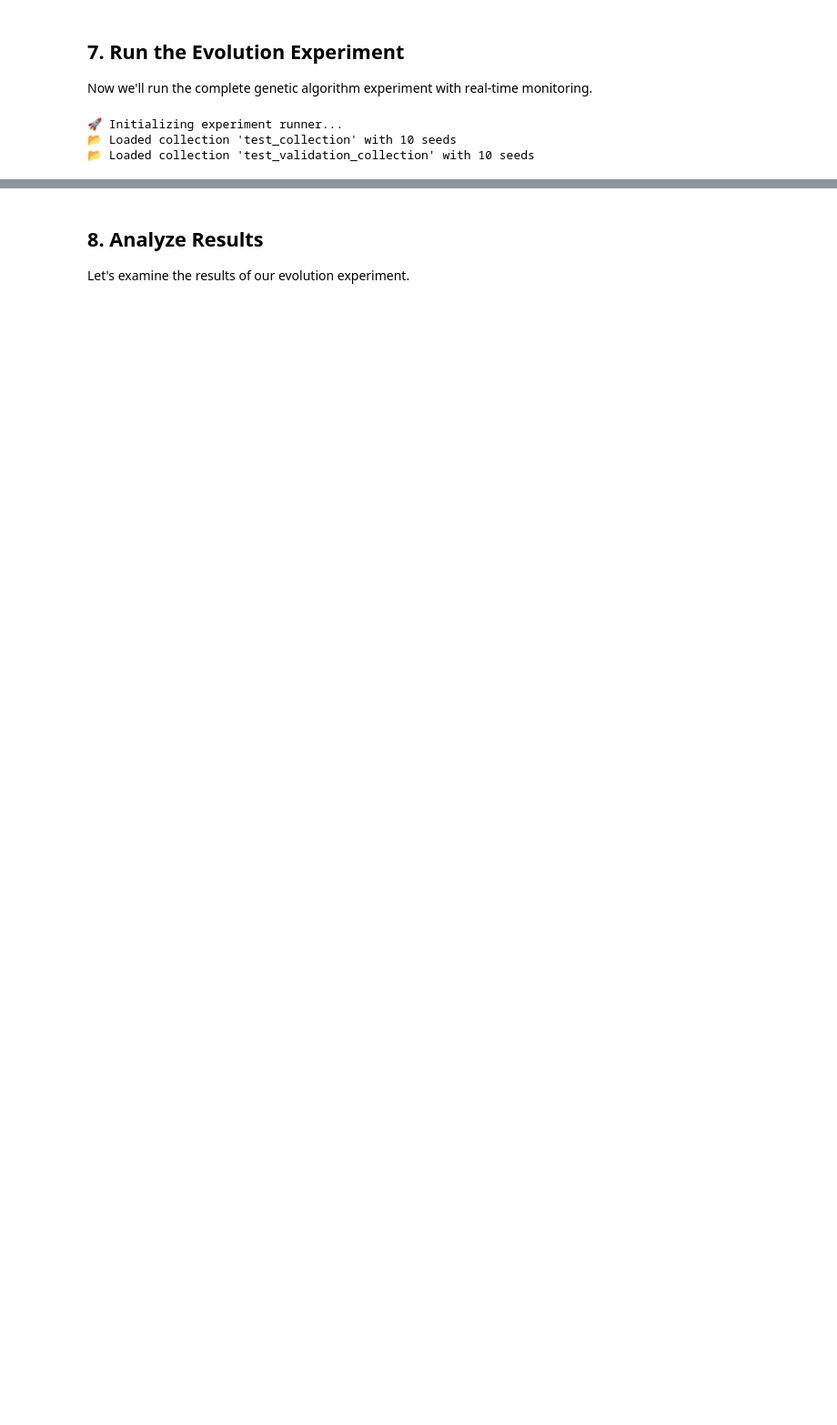
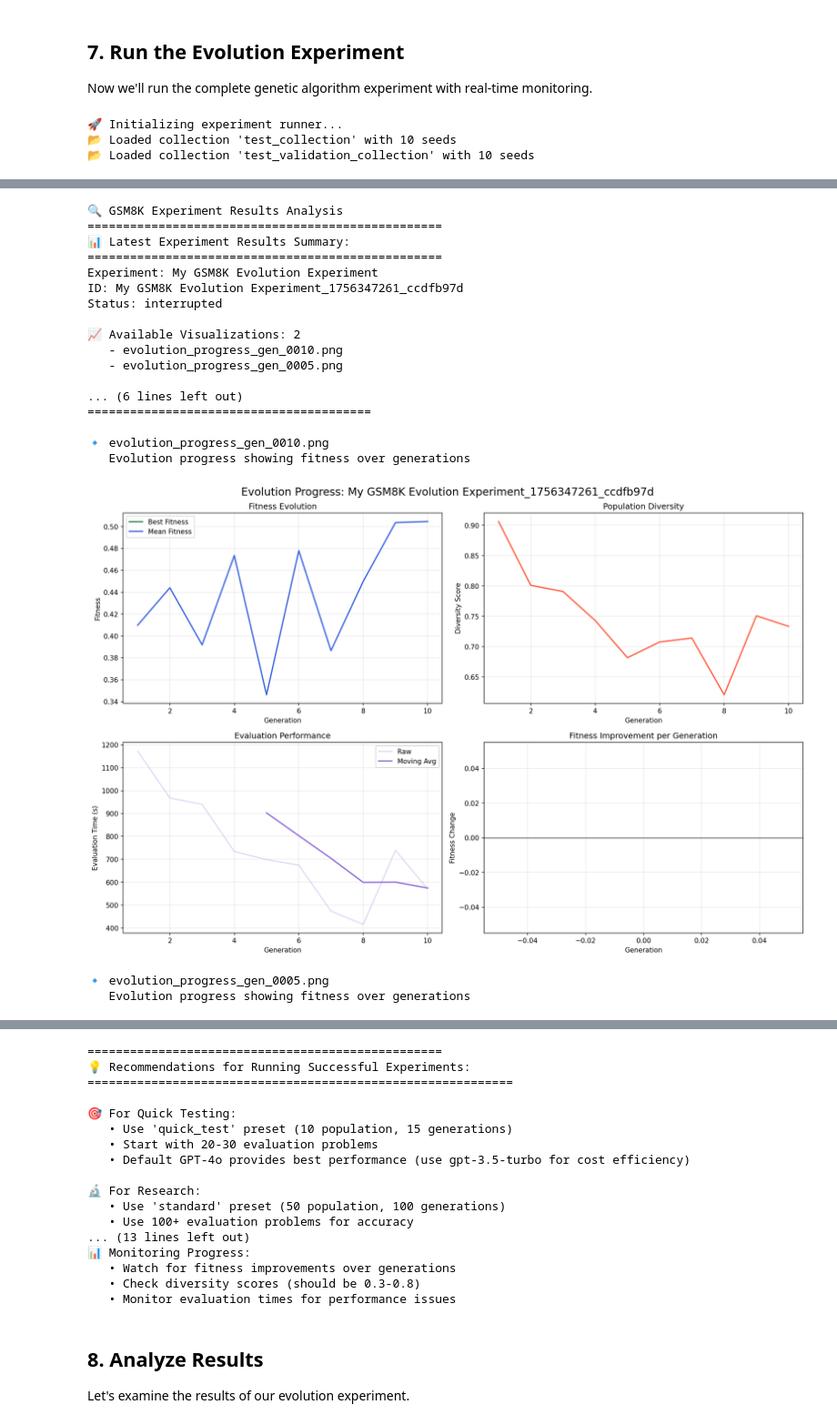
Before and after one commit to SiaFahim/genetic-prompt, a Jupyter notebook: GSM8K_Genetic_Algorithm_Tutorial.ipynb, the cells around one changed output, grey strips where cells are left out. Shown: that part at 91% size. Cells and saved outputs as stored; diff of their text form; code cells hidden in the pictures; blank space fills up the shorter version.

```diff
--- a/GSM8K_Genetic_Algorithm_Tutorial.ipynb
+++ b/GSM8K_Genetic_Algorithm_Tutorial.ipynb
@@ -419,0 +446,35 @@ KeyboardInterrupt:
+# %%
+# Import the results analyzer
+import sys
+from pathlib import Path
+
+# Add the scripts directory to path
+scripts_dir = Path.cwd() / "scripts"
+if str(scripts_dir) not in sys.path:
+    sys.path.append(str(scripts_dir))
+
+from notebook_results_analyzer import analyze_results
+
+# Analyze the existing experiment results
+results = analyze_results()
+# %% [output]
+🔍 GSM8K Experiment Results Analysis
+==================================================
+📊 Latest Experiment Results Summary:
+==================================================
+Experiment: My GSM8K Evolution Experiment
+ID: My GSM8K Evolution Experiment_1756347261_ccdfb97d
+Status: interrupted
+
+📈 Available Visualizations: 2
+   - evolution_progress_gen_0010.png
+   - evolution_progress_gen_0005.png
+
+... (6 lines left out)
+========================================
+
+🔹 evolution_progress_gen_0010.png
+   Evolution progress showing fitness over generations
+[figure, added]
+🔹 evolution_progress_gen_0005.png
+   Evolution progress showing fitness over generations
@@ -420,3 +482,20 @@ KeyboardInterrupt:
+==================================================
+💡 Recommendations for Running Successful Experiments:
+============================================================
+
+🎯 For Quick Testing:
+   • Use 'quick_test' preset (10 population, 15 generations)
+   • Start with 20-30 evaluation problems
+   • Default GPT-4o provides best performance (use gpt-3.5-turbo for cost efficiency)
+
+🔬 For Research:
+   • Use 'standard' preset (50 population, 100 generations)
+   • Use 100+ evaluation problems for accuracy
+... (13 lines left out)
+📊 Monitoring Progress:
+   • Watch for fitness improvements over generations
+   • Check diversity scores (should be 0.3-0.8)
+   • Monitor evaluation times for performance issues
 # %% [markdown]
 ## 8. Analyze Results
 
```
Also changed, not shown: parts of 6 cells of this notebook, 17 other files.
